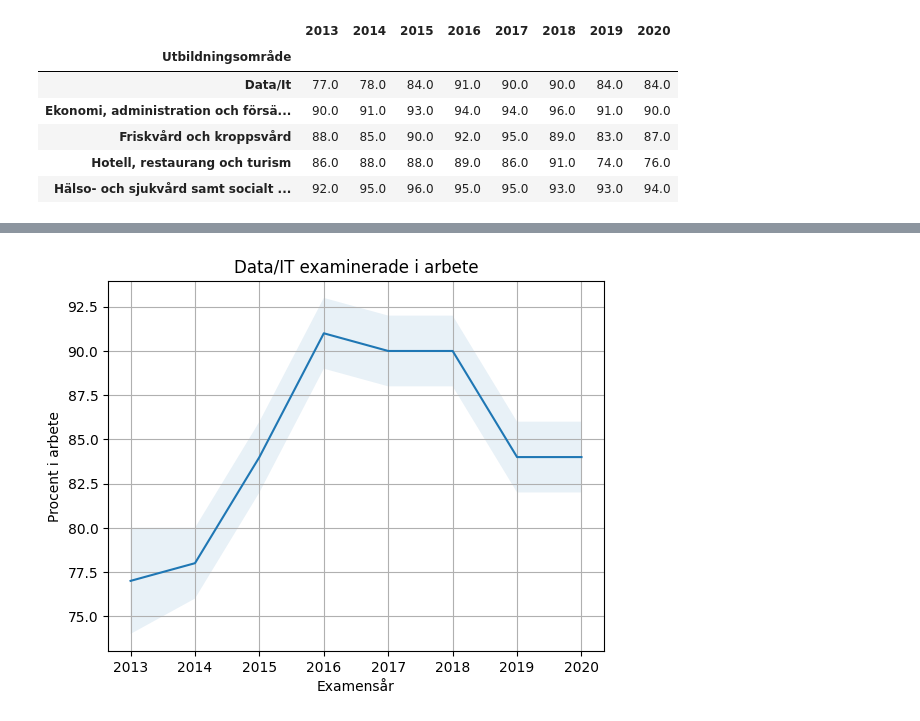
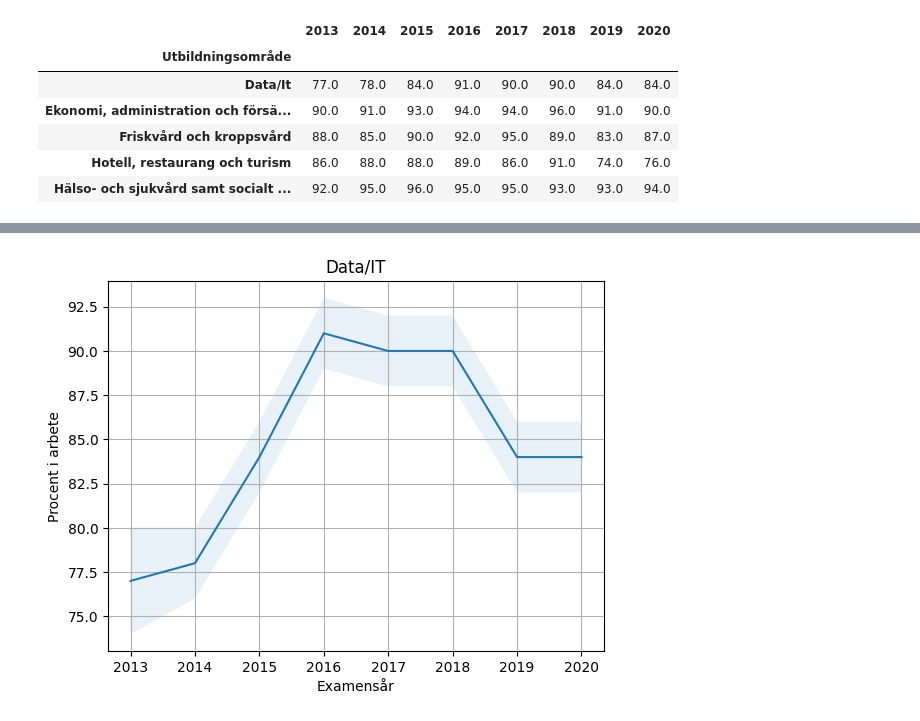
Before and after one commit to kokchun/PrataData, a Jupyter notebook: MYH/exploring_sysselsattning.ipynb, the cells around one changed output, grey strips where cells are left out. Drawn from its saved outputs; the diff is of its cells as text; code cells hidden in the pictures.

```diff
--- a/MYH/exploring_sysselsattning.ipynb
+++ b/MYH/exploring_sysselsattning.ipynb
@@ -68,13 +91,13 @@ Standard visualizations, not for explanatory yet
 # %%
 # testing one plot
 fig, ax = plt.figure(), plt.axes()
 df_mean.loc["Data/It"].plot(ax = ax)
 lower_uncertainty = (df_mean.loc["Data/It"] - df_uncertainty.loc["Data/It"])
 upper_uncertainty = (df_mean.loc["Data/It"] + df_uncertainty.loc["Data/It"])
 
 ax.fill_between(lower_uncertainty.index, lower_uncertainty, upper_uncertainty, alpha = .1)
 
-ax.set(xlabel = "Examensår", ylabel = "Procent i arbete", title = "Data/IT examinerade i arbete")
+ax.set(xlabel = "Examensår", ylabel = "Procent i arbete", title = "Data/IT")
 ax.grid()
 # %% [output]
-[figure, old version]
+[figure, new version]
```
Also changed, not shown: parts of 6 cells of this notebook.
